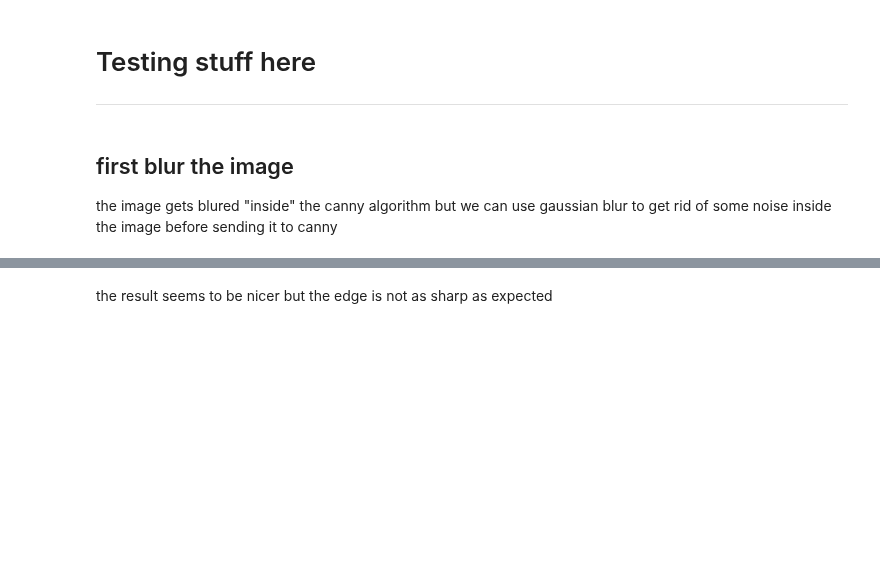
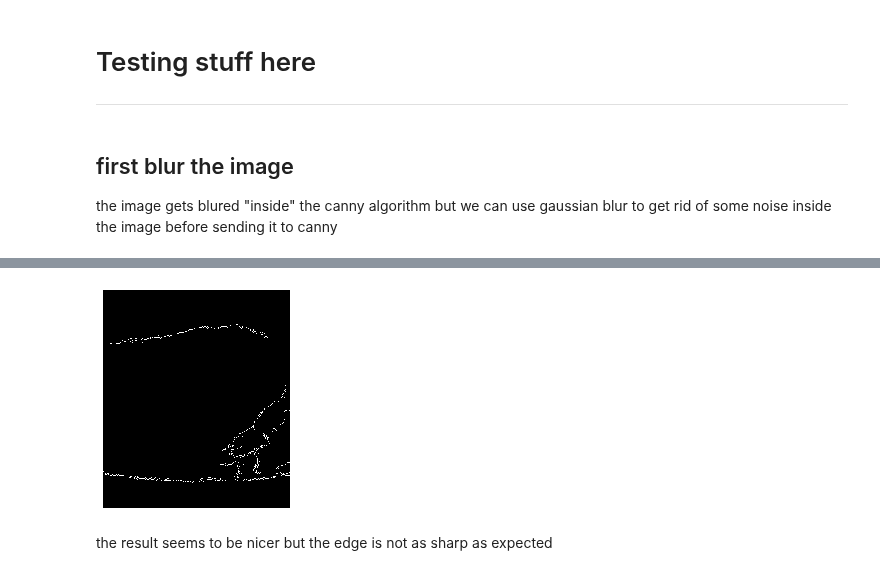
Before and after one commit to markusait/lcid, a Jupyter notebook: code/edge_detection.ipynb, the cells around one changed output, grey strips where cells are left out. Drawn from its saved outputs; the diff is of its cells as text; code cells hidden in the pictures; blank space fills up the shorter version.

```diff
--- a/code/edge_detection.ipynb
+++ b/code/edge_detection.ipynb
@@ -79,3 +80,7 @@ plt.title('blured + canny'), plt.axis('off')
+# %%
+show_img(blur_canny)
+# %% [output]
+[figure, added]
 # %% [markdown]
 the result seems to be nicer but the edge is not as sharp as expected
 # %% [markdown]
```
Also changed, not shown: parts of 4 cells of this notebook, 1 other file.
